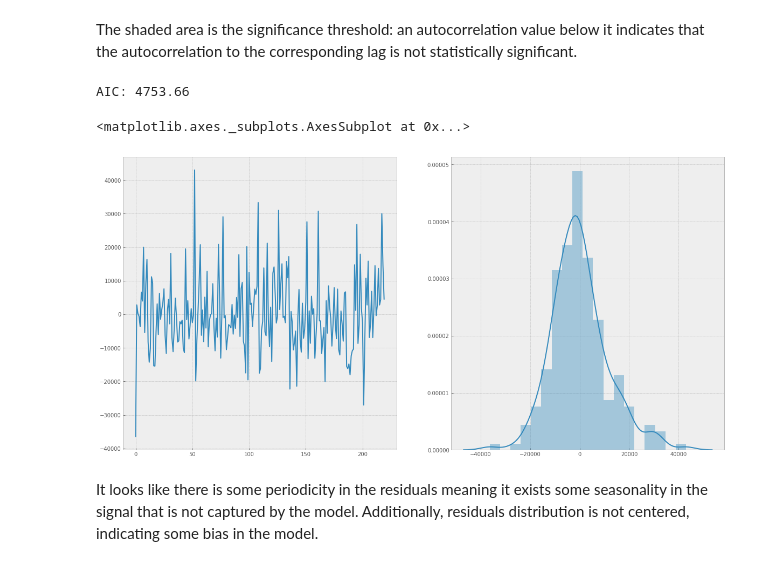
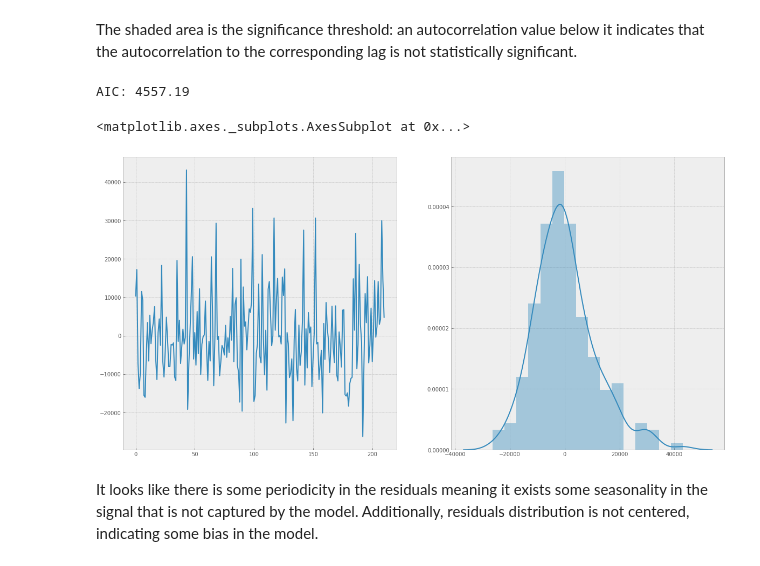
Before and after one commit to clabrugere/ecommerce-dash, a Jupyter notebook: notebooks/notebook.ipynb, the cells around one changed output. Saved outputs shown, nothing was run; the diff lists cells and outputs as text; code cells hidden in the pictures.

```diff
--- a/notebooks/notebook.ipynb
+++ b/notebooks/notebook.ipynb
@@ -105,20 +105,20 @@ The shaded area is the significance threshold: an autocorrelation value below it
 # %%
 #df_sales = (df_sales['revenue'] - df_sales['revenue'].diff(8)).dropna()
 
 arima = ARIMA(df_sales['revenue'].values, order=(9,0,1))
-model_fit = arima.fit()
+model_fit = arima.fit(method='css')
 
 print(f"AIC: {model_fit.aic:.2f}")
 residuals = model_fit.resid
 
 f, (ax_res, ax_res_dist) = plt.subplots(figsize=(20, 10), nrows=1, ncols=2)
 
 ax_res.plot(residuals)
 sns.distplot(residuals, ax=ax_res_dist)
 # %% [output]
-AIC: 4753.66
+AIC: 4557.19
 <matplotlib.axes._subplots.AxesSubplot at 0x...>
-[figure, old version]
+[figure, new version]
 # %% [markdown]
 It looks like there is some periodicity in the residuals meaning it exists some seasonality in the signal that is not captured by the model. Additionally, residuals distribution is not centered, indicating some bias in the model.
 # %%
```
Also changed, not shown: parts of 1 cell of this notebook, 4 other files.
